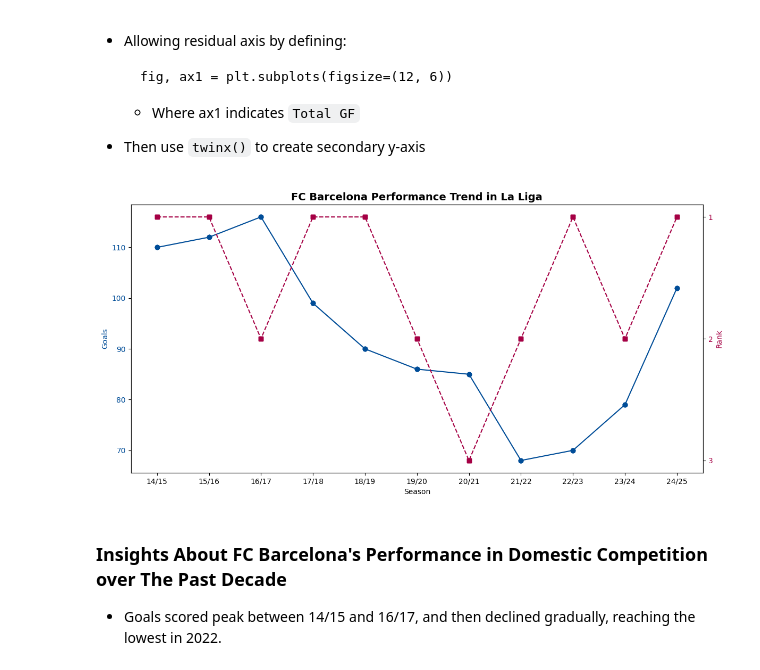
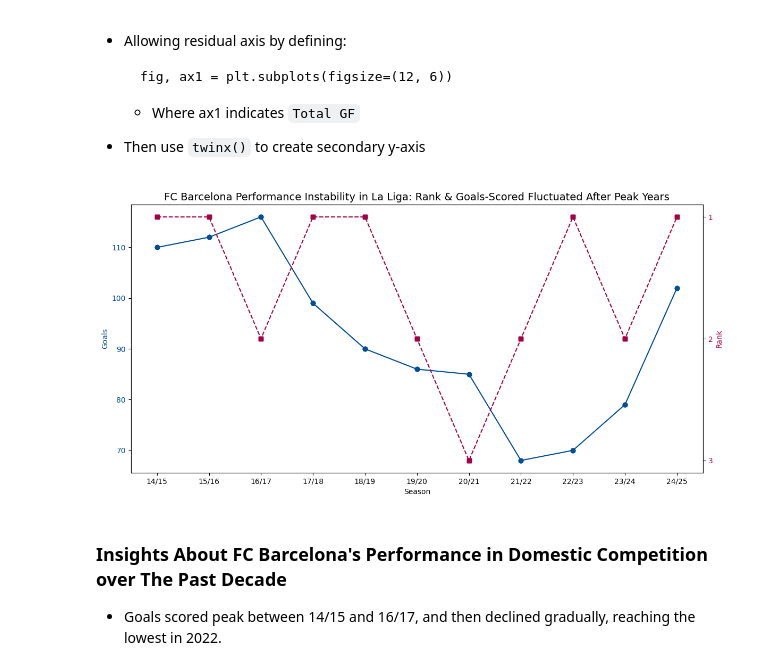
Before and after one commit to linhtran1003/FCB_Peformance_Financial, a Jupyter notebook: FCB_performance_analysis.ipynb, the cells around one changed output. Cells and saved outputs as stored; diff of their text form; code cells hidden in the pictures.

```diff
--- a/FCB_performance_analysis.ipynb
+++ b/FCB_performance_analysis.ipynb
@@ -134,35 +134,35 @@ merged_df.head()
 ## ========== PLOT 1: Goals & League Rank ==========
 fig, ax1 = plt.subplots(figsize=(12, 6))
 
 ax1.plot(merged_df["Season"], merged_df["Total GF"], marker='o', color='#004D98', label="Total Goals")
 ax1.set_xlabel("Season")
 ax1.set_ylabel("Goals", color='#004D98')
 ax1.tick_params(axis='y', labelcolor='#004D98')
 
 ## find max & min rank available
 max_rank = int(merged_df["Domestic Rank"].max())
 min_rank = int(merged_df["Domestic Rank"].min())
 
 ## create 2nd y-axis
 ax2 = ax1.twinx()
 
 ## set values for the 2nd y-axis
 ax2.set_yticks(np.arange(min_rank, max_rank + 1, 1))
 
 ax2.plot(merged_df["Season"], merged_df["Domestic Rank"], marker='s', color='#A50044', linestyle="--", label="Rank")
 ax2.set_xlabel("Season")
 ax2.set_ylabel("Rank", color='#A50044')
 ax2.tick_params(axis='y', labelcolor='#A50044')
 
 ## 1st rank on top
 ax2.invert_yaxis()
 
-plt.title("FC Barcelona Performance Trend in La Liga", fontsize="14", fontweight="bold")
+plt.title("FC Barcelona Performance Instability in La Liga: Rank & Goals-Scored Fluctuated After Peak Years", fontsize="14")
 plt.tight_layout()
 plt.savefig("./outputs/figures/goals_vs_rank.png")
 plt.show()
 # %% [output]
-[figure, old version]
+[figure, new version]
 # %% [markdown]
 ### Insights About FC Barcelona's Performance in Domestic Competition over The Past Decade
 - Goals scored peak between 14/15 and 16/17, and then declined gradually, reaching the lowest in 2022.
```
Also changed, not shown: parts of 5 cells of this notebook, 3 other files.
